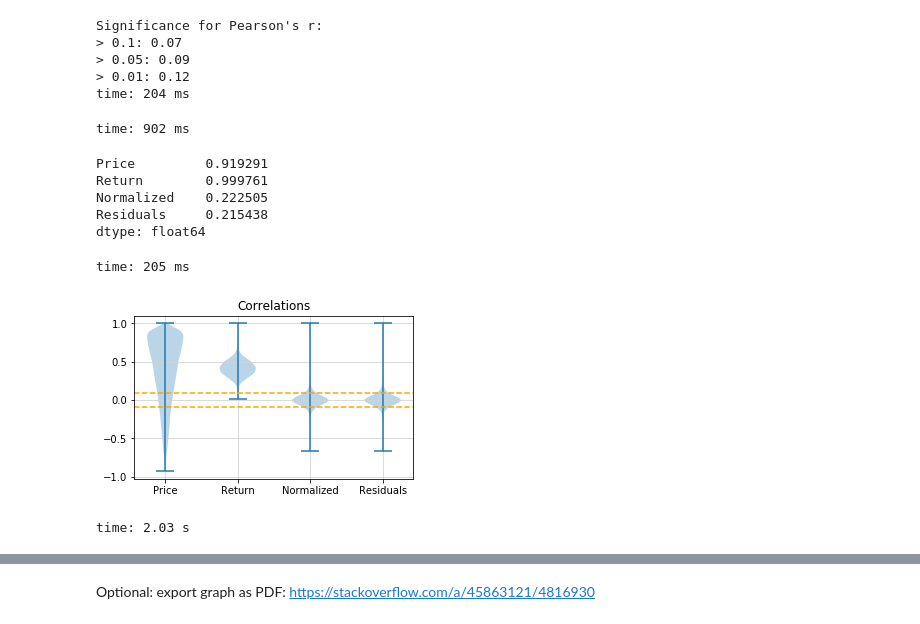
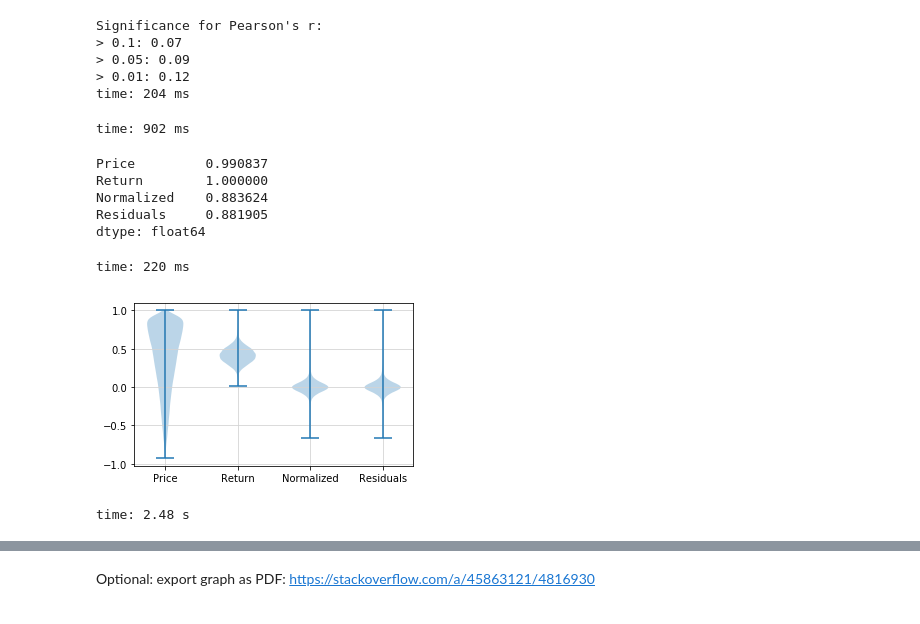
Before and after one commit to Chaoste/nlp-stocks, a Jupyter notebook: research/15.0-Stocks-Regression-Analysis.ipynb, the cells around one changed output, grey strips where cells are left out. Saved outputs shown, nothing was run; the diff lists cells and outputs as text; code cells hidden in the pictures.

Commit message:
inspect comparison period, test and write down coocs, clean code, before executing on whole data

```diff
--- a/research/15.0-Stocks-Regression-Analysis.ipynb
+++ b/research/15.0-Stocks-Regression-Analysis.ipynb
@@ -105,6 +105,7 @@ time: 297 ms
 # %%
 # Calculate movements per industry to normalize stock prices
 ind_means = pd.DataFrame([pd.DataFrame([p.boxcox for _, _, p in get_industry(i)]).mean() for i in all_industries], index=all_industries).T
+ind_means_val = pd.DataFrame([pd.DataFrame([p.boxcox for _, _, p in get_industry(i, val=True)]).mean() for i in all_industries], index=all_industries).T
 # (ind_means.T - gspc.boxcox[ind_means.index]).T.corr()
 
 pd.Series([len(list(get_industry(x))) for x in all_industries], index=all_industries)
@@ -1118,35 +1064,30 @@ Significance for Pearson's r:
 > 0.05: 0.09
 > 0.01: 0.12
 time: 204 ms
-# %%
-all_correlations = pd.concat([
-    correlations_orig_prices.stack().rename('Price'),
-    correlations_orig_returns.stack().rename('Return'),
-    correlations_normed.stack().rename('Normalized'),
-    correlations_resid.stack().rename('Residuals'),
-], axis=1)
-all_correlations = all_correlations[[a < b for a, b  in all_correlations.index]]
-# %% [output]
-time: 902 ms
+# %%
+all_correlations = regr.calc_all_correlations(comp_symbols, comp_resids, comp_prices, comp_orig_returns, comp_orig_prices)
+# %% [output]
+time: 902 ms
 # %%
-((all_correlations > math_utils.r_critical_values[0.05]) | (all_correlations < -math_utils.r_critical_values[0.05])).sum() / 108811
+crits = math_utils.r_critical_values(len(merged))
+((all_correlations > crits[0.05]) | (all_correlations < -crits[0.05])).sum() / len(merged)
 # %% [output]
-Price         0.919291
-Return        0.999761
-Normalized    0.222505
-Residuals     0.215438
+Price         0.990837
+Return        1.000000
+Normalized    0.883624
+Residuals     0.881905
 dtype: float64
-time: 205 ms
+time: 220 ms
 # %%
 fig, ax = plt.subplots(figsize=(5, 3))
 ax.violinplot(all_correlations.T)
-ax.axhline(-math_utils.r_critical_values[0.05], color='orange', linestyle='dashed')
-ax.axhline(math_utils.r_critical_values[0.05], color='orange', linestyle='dashed')
+# ax.axhline(-crits[0.0001], color='orange', linestyle='dashed')
+# ax.axhline(crits[0.0001], color='orange', linestyle='dashed')
 ax.grid(True, color='lightgray')
 ax.set_xticks([1, 2, 3, 4])
 ax.set_xticklabels(all_correlations.columns.values)
-ax.set_title('Correlations');
-# fig.savefig('steps-correlations.pdf')
+# ax.set_title('Correlations');
+fig.savefig('steps-correlations-ind-norm.pdf')
 # %% [output]
-[figure, old version]
+[figure, new version]
-time: 2.03 s
+time: 2.48 s
```
Also changed, not shown: parts of 19 cells of this notebook, 6 other files.
